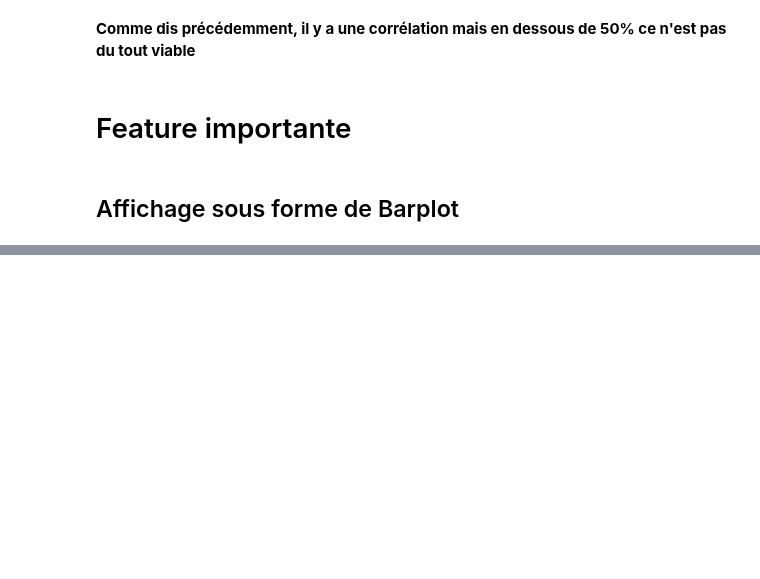
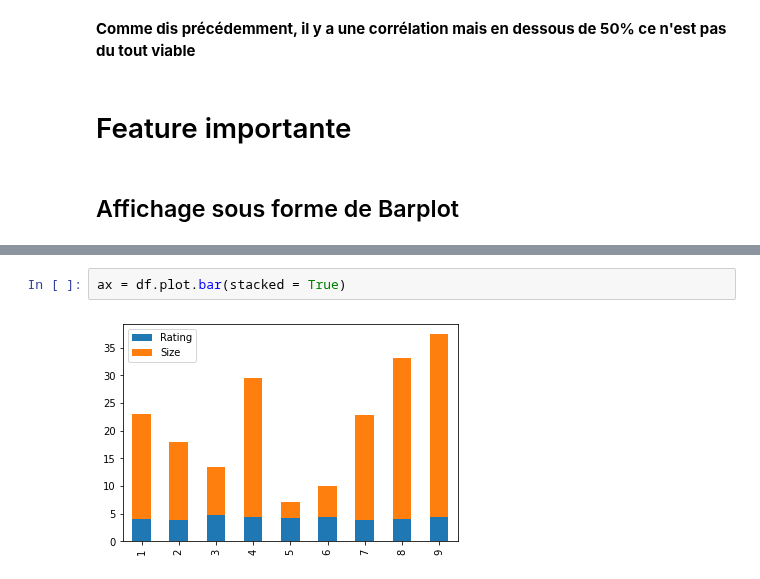
Before and after one commit to Hy-gon/Python_Hitema, a Jupyter notebook: MachineLearning/MiniProject/MiniProjet.ipynb, the cells around one changed output, grey strips where cells are left out. Saved outputs shown, nothing was run; the diff lists cells and outputs as text; blank space fills up the shorter version.

```diff
--- a/MachineLearning/MiniProject/MiniProjet.ipynb
+++ b/MachineLearning/MiniProject/MiniProjet.ipynb
@@ -378,0 +423,4 @@ Intercept :  [14.86903614]
+# %%
+ax = df.plot.bar(stacked = True)
+# %% [output]
+[figure, added]
```
Also changed, not shown: parts of 8 cells of this notebook.
